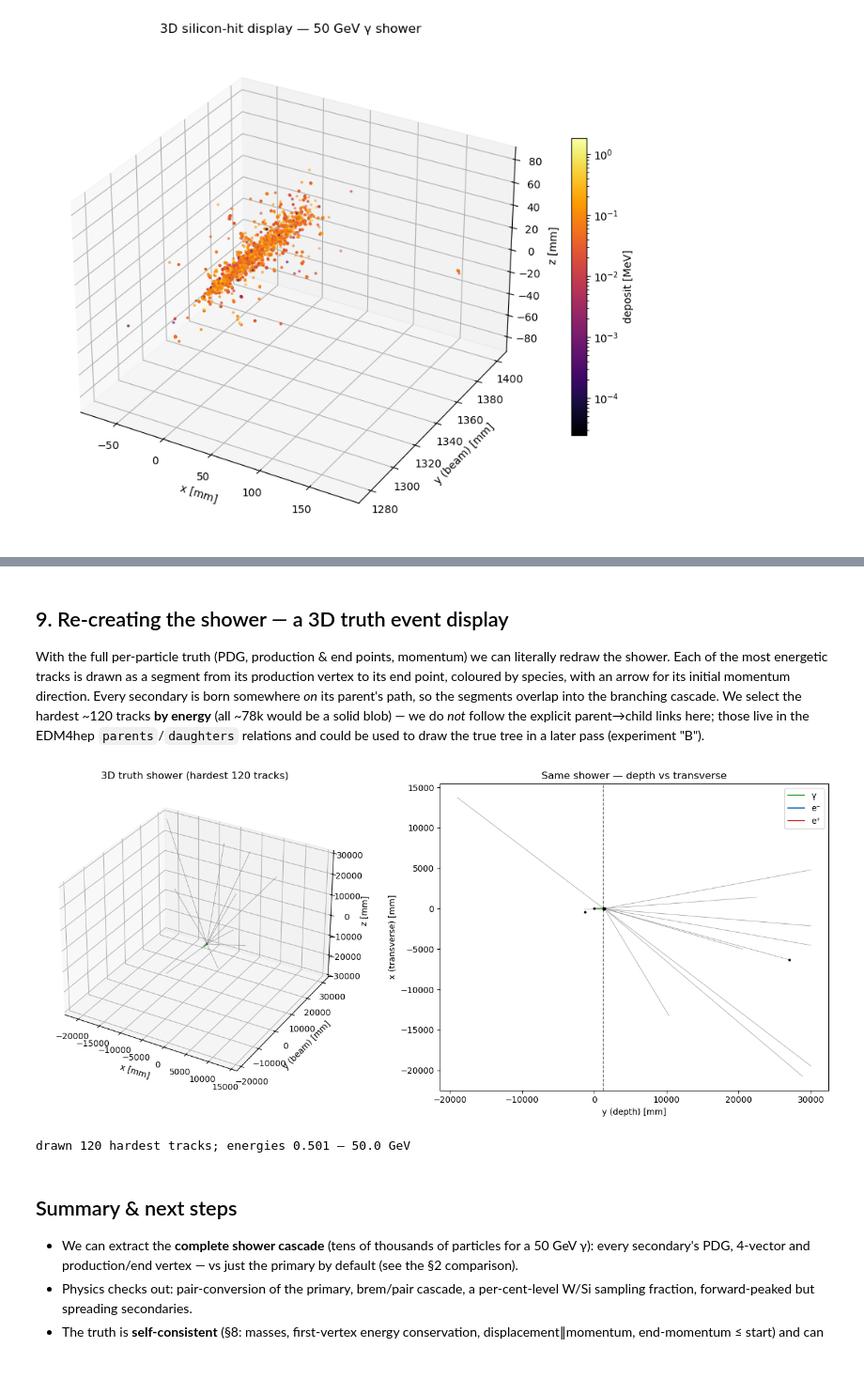
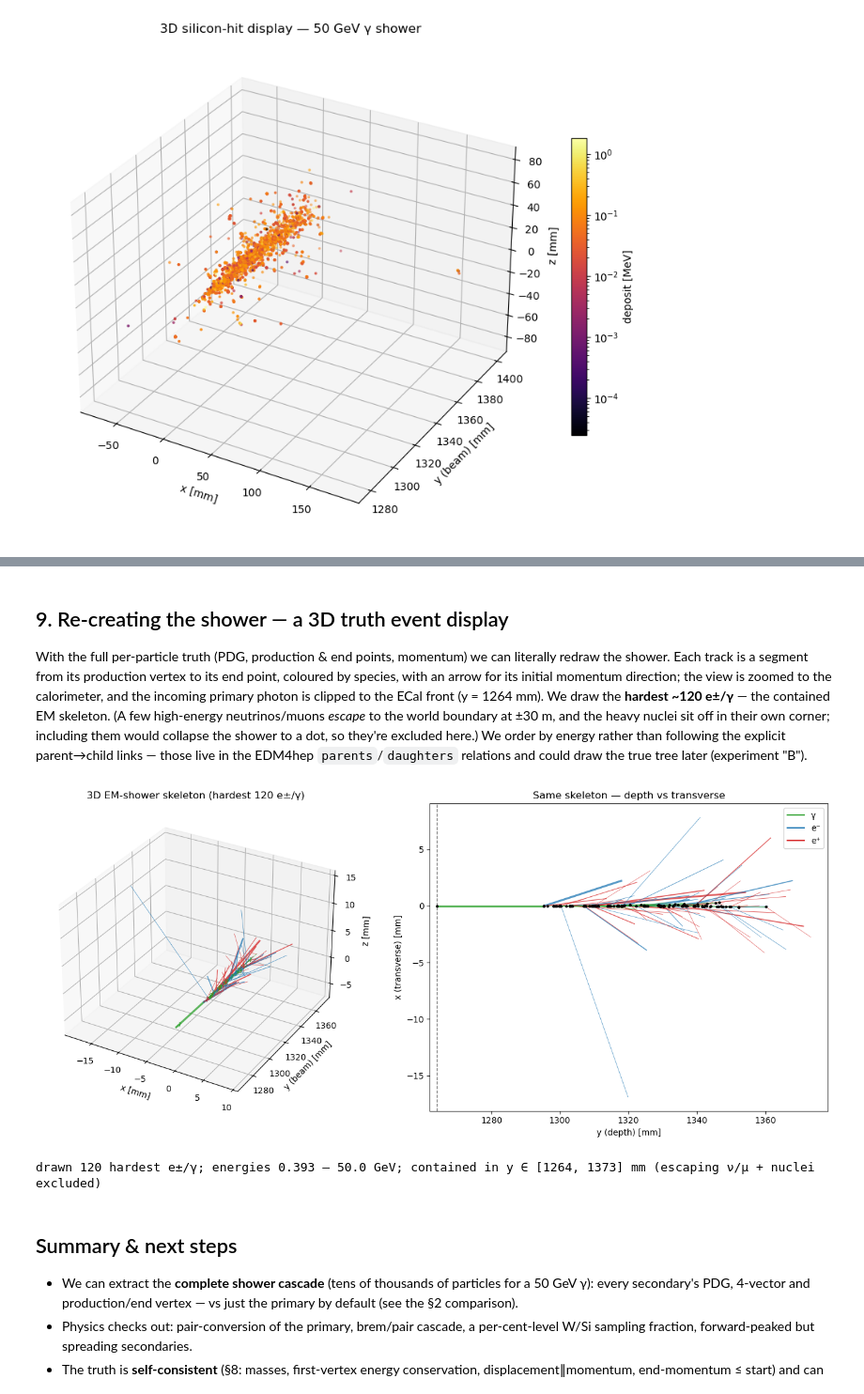
Before and after one commit to murtaza-safdari/CALOMAPS, a Jupyter notebook: notebooks/04_shower_4vectors.ipynb, the cells around one changed output, grey strips where cells are left out. Shown at 94% size. Saved outputs shown, nothing was run; the diff lists cells and outputs as text; code cells hidden in the pictures; blank space fills up the shorter version.

```diff
--- a/notebooks/04_shower_4vectors.ipynb
+++ b/notebooks/04_shower_4vectors.ipynb
@@ -488,48 +609,54 @@ photons ending at p≈0 (converted/absorbed): 24,356 / 24,914
 ## 9. Re-creating the shower — a 3D truth event display
 
 With the full per-particle truth (PDG, production & end points, momentum) we can literally
-redraw the shower. Each of the most energetic tracks is drawn as a segment from its production
-vertex to its end point, coloured by species, with an arrow for its initial momentum
-direction. Every secondary is born somewhere *on* its parent's path, so the segments overlap
-into the branching cascade. We select the hardest ~120 tracks **by energy** (all ~78k would be
-a solid blob) — we do *not* follow the explicit parent→child links here; those live in the
-EDM4hep `parents`/`daughters` relations and could be used to draw the true tree in a later
-pass (experiment "B").
+redraw the shower. Each track is a segment from its production vertex to its end point,
+coloured by species, with an arrow for its initial momentum direction; the view is zoomed to
+the calorimeter, and the incoming primary photon is clipped to the ECal front (y = 1264 mm).
+We draw the **hardest ~120 e±/γ** — the contained EM skeleton. (A few high-energy
+neutrinos/muons *escape* to the world boundary at ±30 m, and the heavy nuclei sit off in their
+own corner; including them would collapse the shower to a dot, so they're excluded here.) We
+order by energy rather than following the explicit parent→child links — those live in the
+EDM4hep `parents`/`daughters` relations and could draw the true tree later (experiment "B").
 # %%
 from mpl_toolkits.mplot3d import Axes3D  # noqa
 N = 120
 order = np.argsort(-E)
-sel = [i for i in order if abs(int(pdg[i])) < 1_000_000_000][:N]   # hard EM/charged skeleton (skip nuclei)
+sel = [i for i in order if int(pdg[i]) in (22, 11, -11)][:N]   # EM-shower skeleton: contained, skips escaping ν/μ + nuclei
 cmap = {22: "#2ca02c", 11: "#1f77b4", -11: "#d62728"}
-pcol = lambda p: cmap.get(int(p), "#7f7f7f")
+pcol = lambda p: cmap[int(p)]
 lw = lambda e: 0.3 + 1.2*np.log10(max(e, 1e-3) + 1)
 pm = np.sqrt(px**2 + py**2 + pz**2)
+cy = lambda v: max(float(v), 1264.0)   # clip the incoming primary photon to the ECal front
 
 fig = plt.figure(figsize=(14, 6))
 ax = fig.add_subplot(1, 2, 1, projection="3d")
 for i in sel:
-    ax.plot([vsx[i],vex[i]], [vsy[i],vey[i]], [vsz[i],vez[i]], color=pcol(pdg[i]), lw=lw(E[i]), alpha=0.7)
-for i in sel[:40]:
+    ax.plot([vsx[i],vex[i]], [cy(vsy[i]),vey[i]], [vsz[i],vez[i]], color=pcol(pdg[i]), lw=lw(E[i]), alpha=0.75)
+for i in sel[:50]:
     if pm[i] > 0:
-        ax.quiver(vsx[i],vsy[i],vsz[i], px[i]/pm[i]*8, py[i]/pm[i]*8, pz[i]/pm[i]*8,
-                  color=pcol(pdg[i]), lw=0.8, arrow_length_ratio=0.3)
+        ax.quiver(vsx[i],cy(vsy[i]),vsz[i], px[i]/pm[i]*5, py[i]/pm[i]*5, pz[i]/pm[i]*5,
+                  color=pcol(pdg[i]), lw=0.7, arrow_length_ratio=0.35)
+xs = [c for i in sel for c in (vsx[i],vex[i])]; zs = [c for i in sel for c in (vsz[i],vez[i])]
+ax.set_xlim(min(xs)-3, max(xs)+3); ax.set_ylim(1262, max(vey[i] for i in sel)+5); ax.set_zlim(min(zs)-3, max(zs)+3)
 ax.set_xlabel("x [mm]"); ax.set_ylabel("y (beam) [mm]"); ax.set_zlabel("z [mm]")
-ax.set_title(f"3D truth shower (hardest {N} tracks)")
+ax.set_title(f"3D EM-shower skeleton (hardest {N} e±/γ)")
 
 ax2 = fig.add_subplot(1, 2, 2)
 for i in sel:
-    ax2.plot([vsy[i],vey[i]], [vsx[i],vex[i]], color=pcol(pdg[i]), lw=lw(E[i]), alpha=0.7)
-ax2.scatter([vsy[i] for i in sel], [vsx[i] for i in sel], s=4, color="k", zorder=3)
-ax2.axvline(1267, ls="--", color="grey", lw=1)
+    ax2.plot([cy(vsy[i]),vey[i]], [vsx[i],vex[i]], color=pcol(pdg[i]), lw=lw(E[i]), alpha=0.75)
+ax2.scatter([cy(vsy[i]) for i in sel], [vsx[i] for i in sel], s=5, color="k", zorder=3)
+ax2.axvline(1264, ls="--", color="grey", lw=1)
+ax2.set_xlim(1262, max(vey[i] for i in sel) + 5)
 ax2.set_xlabel("y (depth) [mm]"); ax2.set_ylabel("x (transverse) [mm]")
-ax2.set_title("Same shower — depth vs transverse")
+ax2.set_title("Same skeleton — depth vs transverse")
 from matplotlib.lines import Line2D
 ax2.legend(handles=[Line2D([0],[0],color=c,label=l) for l,c in [("γ","#2ca02c"),("e⁻","#1f77b4"),("e⁺","#d62728")]])
 plt.tight_layout(); plt.show()
-print(f"drawn {len(sel)} hardest tracks; energies {E[sel[-1]]:.3f} – {E[sel[0]]:.1f} GeV")
+print(f"drawn {len(sel)} hardest e±/γ; energies {E[sel[-1]]:.3f} – {E[sel[0]]:.1f} GeV; "
+      f"contained in y ∈ [1264, {max(vey[i] for i in sel):.0f}] mm (escaping ν/μ + nuclei excluded)")
 # %% [output]
-[figure, old version]
+[figure, new version]
-drawn 120 hardest tracks; energies 0.501 – 50.0 GeV
+drawn 120 hardest e±/γ; energies 0.393 – 50.0 GeV; contained in y ∈ [1264, 1373] mm (escaping ν/μ + nuclei excluded)
 # %% [markdown]
 ## Summary & next steps
 
```
Also changed, not shown: parts of 12 cells of this notebook.
